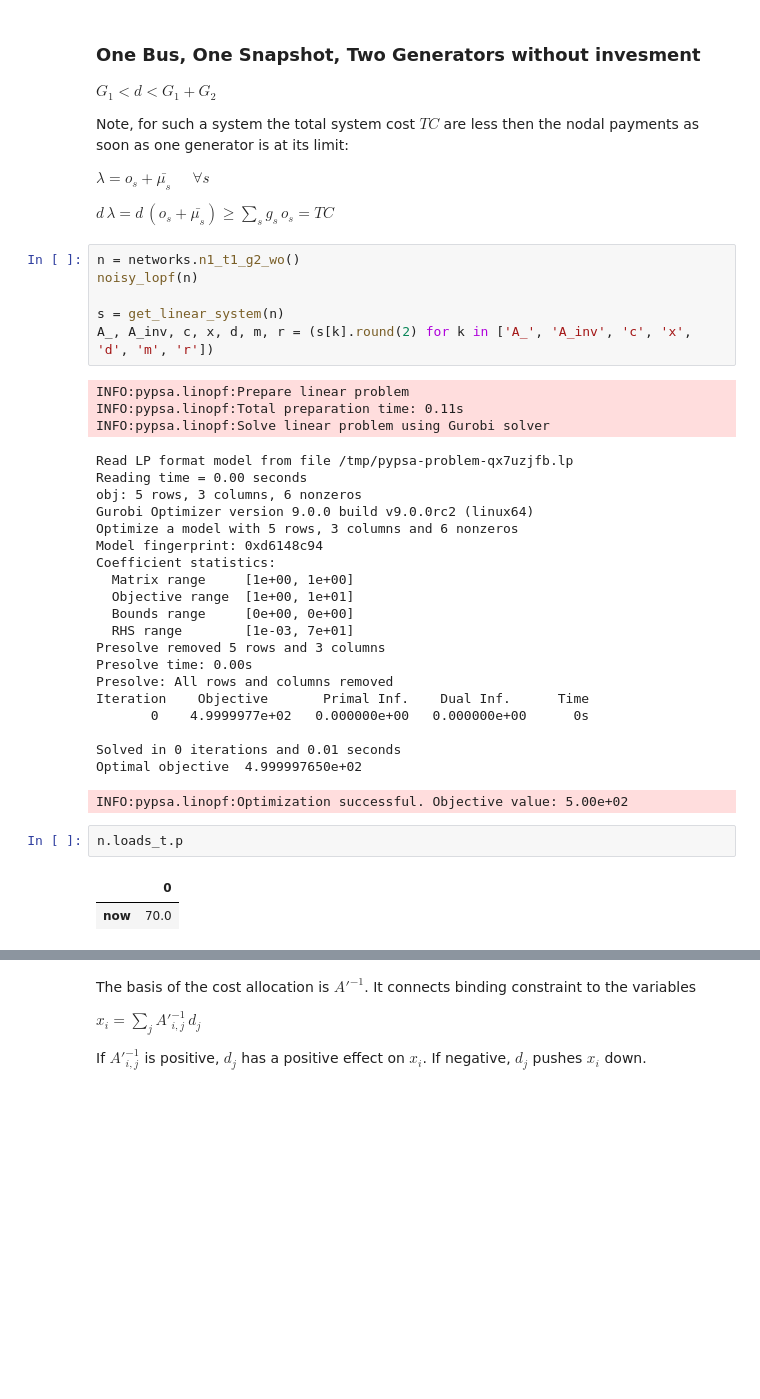
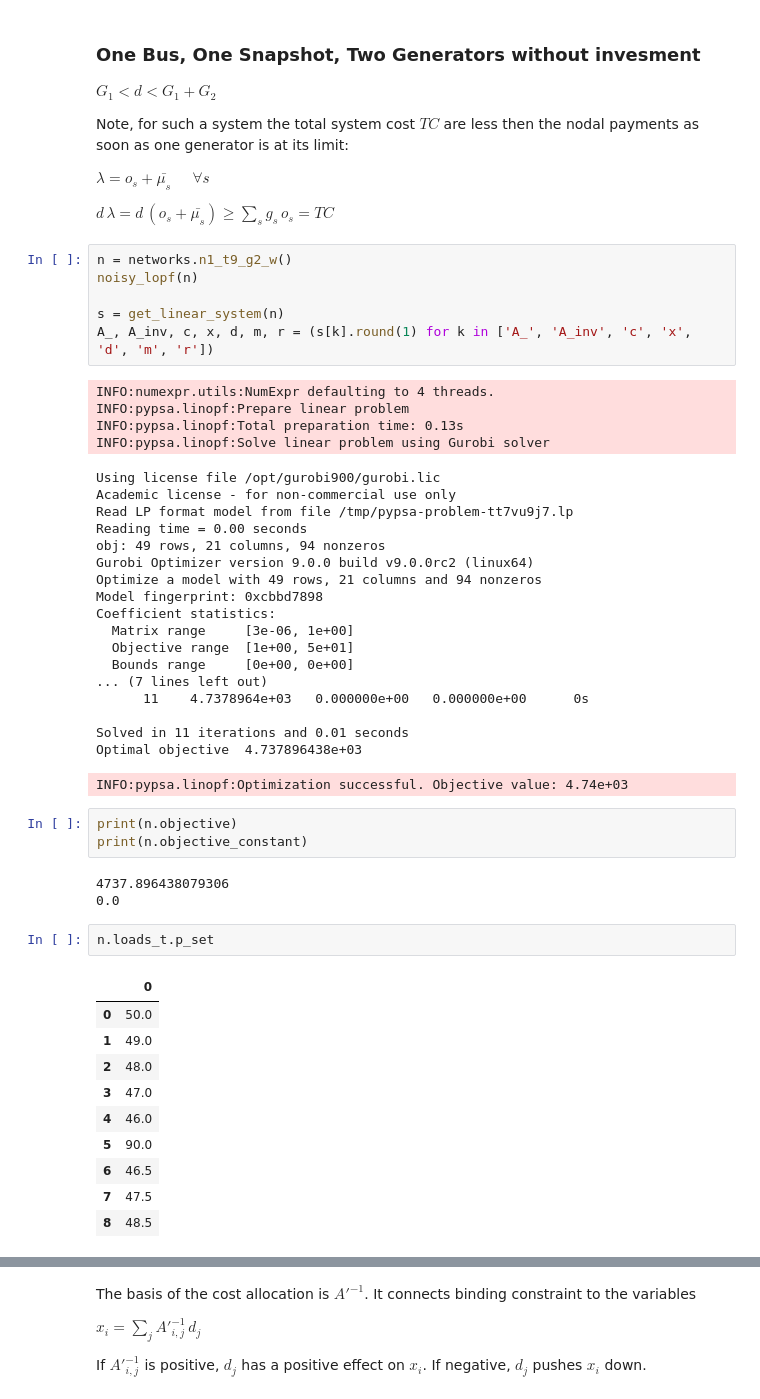
Before and after one commit to FabianHofmann/pypsa-costallocation, a Jupyter notebook: code/constraint_matrix.ipynb, the cells around one changed output, grey strips where cells are left out. Cells and saved outputs as stored; diff of their text form; blank space fills up the shorter version.

```diff
--- a/code/constraint_matrix.ipynb
+++ b/code/constraint_matrix.ipynb
@@ -20,38 +20,51 @@ $\lambda = o_s + \bar{\mu_s} \;\;\;\;\; \forall s$
 
 $d \, \lambda = d \, (o_s + \bar{\mu_s} ) \ge \sum_s g_s \, o_s = TC$
 # %%
-n = networks.n1_t1_g2_wo()
+n = networks.n1_t9_g2_w()
 noisy_lopf(n)
 
 s = get_linear_system(n)
-A_, A_inv, c, x, d, m, r = (s[k].round(2) for k in ['A_', 'A_inv', 'c', 'x', 'd', 'm', 'r'])
+A_, A_inv, c, x, d, m, r = (s[k].round(1) for k in ['A_', 'A_inv', 'c', 'x', 'd', 'm', 'r'])
 # %% [output]
+INFO:numexpr.utils:NumExpr defaulting to 4 threads.
 INFO:pypsa.linopf:Prepare linear problem
-INFO:pypsa.linopf:Total preparation time: 0.11s
+INFO:pypsa.linopf:Total preparation time: 0.13s
 INFO:pypsa.linopf:Solve linear problem using Gurobi solver
-Read LP format model from file /tmp/pypsa-problem-qx7uzjfb.lp
+Using license file /opt/gurobi900/gurobi.lic
+Academic license - for non-commercial use only
+Read LP format model from file /tmp/pypsa-problem-tt7vu9j7.lp
 Reading time = 0.00 seconds
-obj: 5 rows, 3 columns, 6 nonzeros
+obj: 49 rows, 21 columns, 94 nonzeros
 Gurobi Optimizer version 9.0.0 build v9.0.0rc2 (linux64)
-Optimize a model with 5 rows, 3 columns and 6 nonzeros
-Model fingerprint: 0xd6148c94
+Optimize a model with 49 rows, 21 columns and 94 nonzeros
+Model fingerprint: 0xcbbd7898
 Coefficient statistics:
-  Matrix range     [1e+00, 1e+00]
-  Objective range  [1e+00, 1e+01]
+  Matrix range     [3e-06, 1e+00]
+  Objective range  [1e+00, 5e+01]
   Bounds range     [0e+00, 0e+00]
-  RHS range        [1e-03, 7e+01]
-Presolve removed 5 rows and 3 columns
-Presolve time: 0.00s
-Presolve: All rows and columns removed
-Iteration    Objective       Primal Inf.    Dual Inf.      Time
-       0    4.9999977e+02   0.000000e+00   0.000000e+00      0s
+... (7 lines left out)
+      11    4.7378964e+03   0.000000e+00   0.000000e+00      0s
 
-Solved in 0 iterations and 0.01 seconds
-Optimal objective  4.999997650e+02
+Solved in 11 iterations and 0.01 seconds
+Optimal objective  4.737896438e+03
-INFO:pypsa.linopf:Optimization successful. Objective value: 5.00e+02
+INFO:pypsa.linopf:Optimization successful. Objective value: 4.74e+03
+# %%
+print(n.objective)
+print(n.objective_constant)
+# %% [output]
+4737.896438079306
+0.0
 # %%
-n.loads_t.p
+n.loads_t.p_set
 # %% [output]
 |  | 0 |
-| now | 70.0 |
+| 0 | 50.0 |
+| 1 | 49.0 |
+| 2 | 48.0 |
+| 3 | 47.0 |
+| 4 | 46.0 |
+| 5 | 90.0 |
+| 6 | 46.5 |
+| 7 | 47.5 |
+| 8 | 48.5 |
 # %%
```
Also changed, not shown: parts of 16 cells of this notebook, 2 other files.
